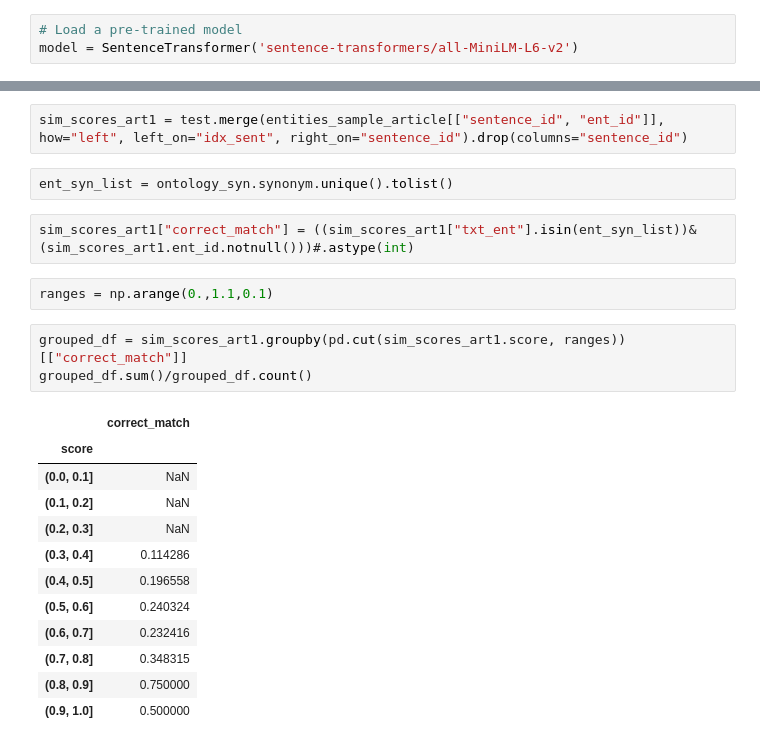
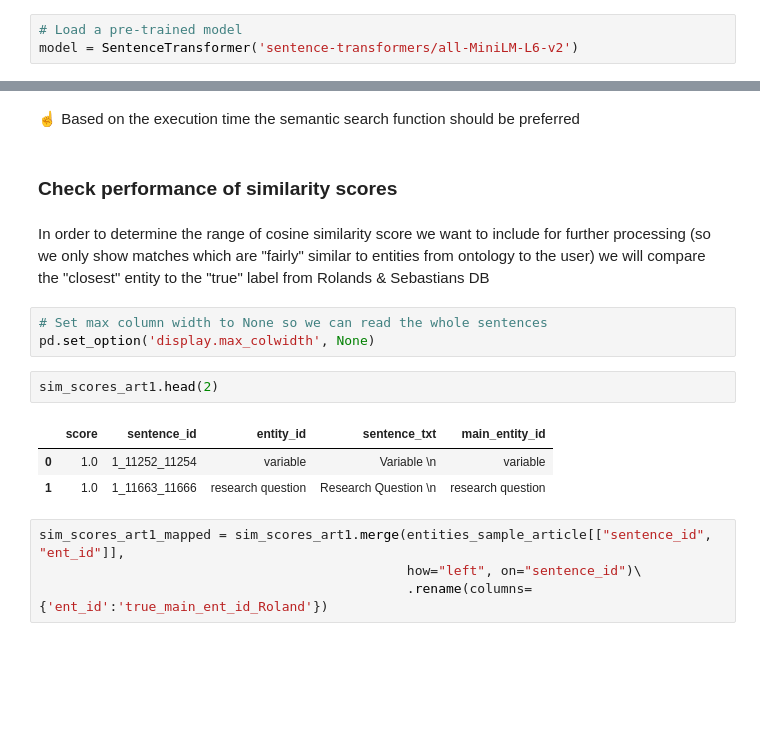
Before and after one commit to hoangminhanh/TWSM_Lab, a Jupyter notebook: Project/Notebooks/PH_Similarity_Comparison.ipynb, the cells around one changed output, grey strips where cells are left out. Saved outputs shown, nothing was run; the diff lists cells and outputs as text; blank space fills up the shorter version.

Commit message:
Updated functions added some comments for better readability

```diff
--- a/Project/Notebooks/PH_Similarity_Comparison.ipynb
+++ b/Project/Notebooks/PH_Similarity_Comparison.ipynb
@@ -168,24 +215,19 @@ entities_sample_article.head()
+# %% [markdown]
+☝ Based on the execution time the semantic search function should be preferred
+# %% [markdown]
+### Check performance of similarity scores
+# %% [markdown]
+In order to determine the range of cosine similarity score we want to include for further processing (so we only show matches which are "fairly" similar to entities from ontology to the user) we will compare the "closest" entity to the "true" label from Rolands & Sebastians DB
+# %%
+# Set max column width to None so we can read the whole sentences
+pd.set_option('display.max_colwidth', None)
+# %%
+sim_scores_art1.head(2)
+# %% [output]
+|  | score | sentence_id | entity_id | sentence_txt | main_entity_id |
+| 0 | 1.0 | 1_11252_11254 | variable | Variable \n | variable |
+| 1 | 1.0 | 1_11663_11666 | research question | Research Question \n | research question |
 # %%
-sim_scores_art1 = test.merge(entities_sample_article[["sentence_id", "ent_id"]], how="left", left_on="idx_sent", right_on="sentence_id").drop(columns="sentence_id")
+sim_scores_art1_mapped = sim_scores_art1.merge(entities_sample_article[["sentence_id", "ent_id"]],
+                                               how="left", on="sentence_id")\
+                                               .rename(columns={'ent_id':'true_main_ent_id_Roland'})
-# %%
-ent_syn_list = ontology_syn.synonym.unique().tolist()
-# %%
-sim_scores_art1["correct_match"] = ((sim_scores_art1["txt_ent"].isin(ent_syn_list))&(sim_scores_art1.ent_id.notnull()))#.astype(int)
-# %%
-ranges = np.arange(0.,1.1,0.1)
-# %%
-grouped_df = sim_scores_art1.groupby(pd.cut(sim_scores_art1.score, ranges))[["correct_match"]]
-grouped_df.sum()/grouped_df.count()
-# %% [output]
-|  | correct_match |
-| score |  |
-| (0.0, 0.1] | NaN |
-| (0.1, 0.2] | NaN |
-| (0.2, 0.3] | NaN |
-| (0.3, 0.4] | 0.114286 |
-| (0.4, 0.5] | 0.196558 |
-| (0.5, 0.6] | 0.240324 |
-| (0.6, 0.7] | 0.232416 |
-| (0.7, 0.8] | 0.348315 |
-| (0.8, 0.9] | 0.750000 |
-| (0.9, 1.0] | 0.500000 |
```
Also changed, not shown: parts of 34 cells of this notebook.
